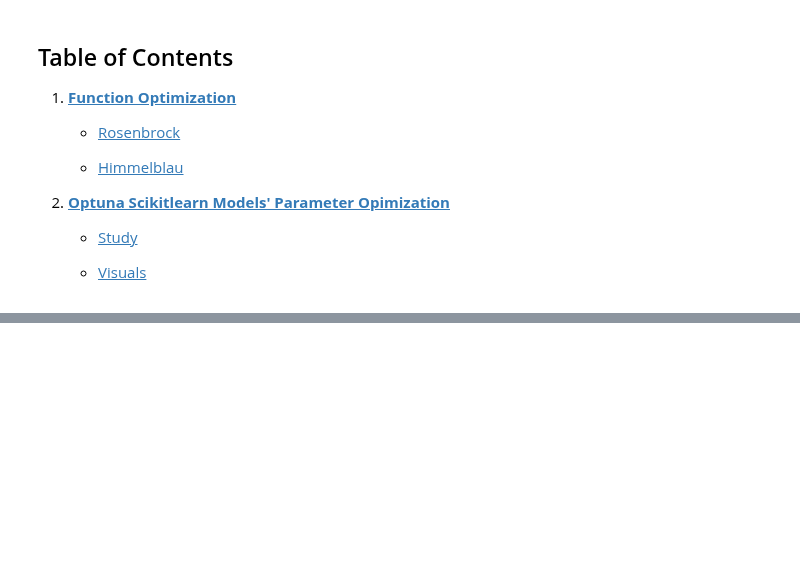
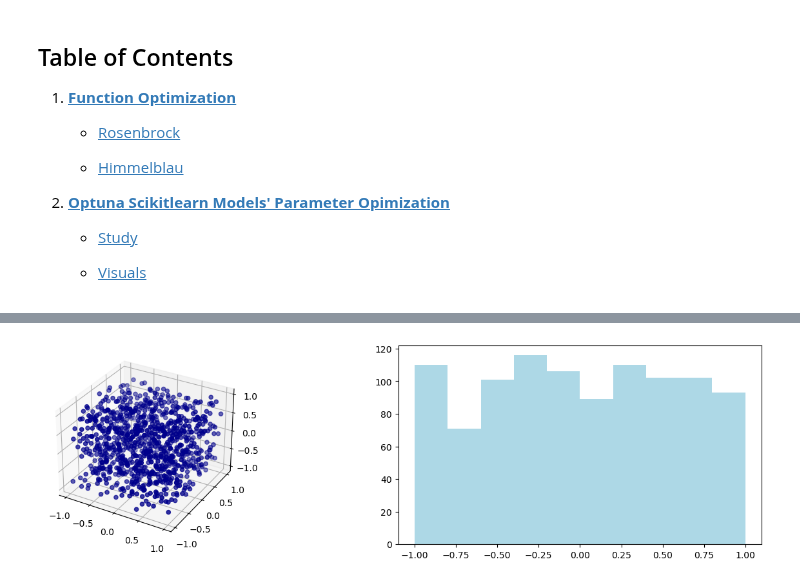
Before and after one commit to natalia-sd/AI-andstuff, a Jupyter notebook: lab_5/lab_5.ipynb, the cells around one changed output, grey strips where cells are left out. Saved outputs shown, nothing was run; the diff lists cells and outputs as text; code cells hidden in the pictures; blank space fills up the shorter version.

Commit message:
ADD: random data generation

```diff
--- a/lab_5/lab_5.ipynb
+++ b/lab_5/lab_5.ipynb
@@ -25,0 +52,32 @@
+# %%
+def genr_uniform(a:float = 0.0, b:float = 1.0, size:int = 1000) -> np.array:
+    """
+    Function:
+    Метод генерации точек по равномерному распределению с указанными параметрами а и b.
+
+    Args:
+    a: float (default: 0.) - параметр рспределения: левая граница отрезка.
+    b: float (default: 1.) - параметр рспределения: правая граница отрезка.
+    size: int (default: 1000) - параметр генерацииЖ размер массива.
+
+    Return:
+    Массив значений случайно сгенерированных точек (float) при заданных параметрах равномерного
+    распределения.
+    """
+    dist = np.random.uniform(a, b, size=(3, size))
+    return dist
+# %%
+uni_dist = genr_uniform(a = -1)
+
+fig = plt.figure(figsize=(16, 4))
+# ax = plt.axes(projection="3d")
+# ax.scatter3D(uni_dist[0], uni_dist[1], uni_dist[2])
+
+ax = fig.add_subplot(1, 2, 1, projection="3d")
+ax.scatter3D(uni_dist[0], uni_dist[1], uni_dist[2], color='darkblue')
+
+ax = fig.add_subplot(1, 2, 2)
+plt.hist(uni_dist[1], color='lightblue')
+plt.show()
+# %% [output]
+[figure, added]
```
Also changed, not shown: parts of 11 cells of this notebook.
